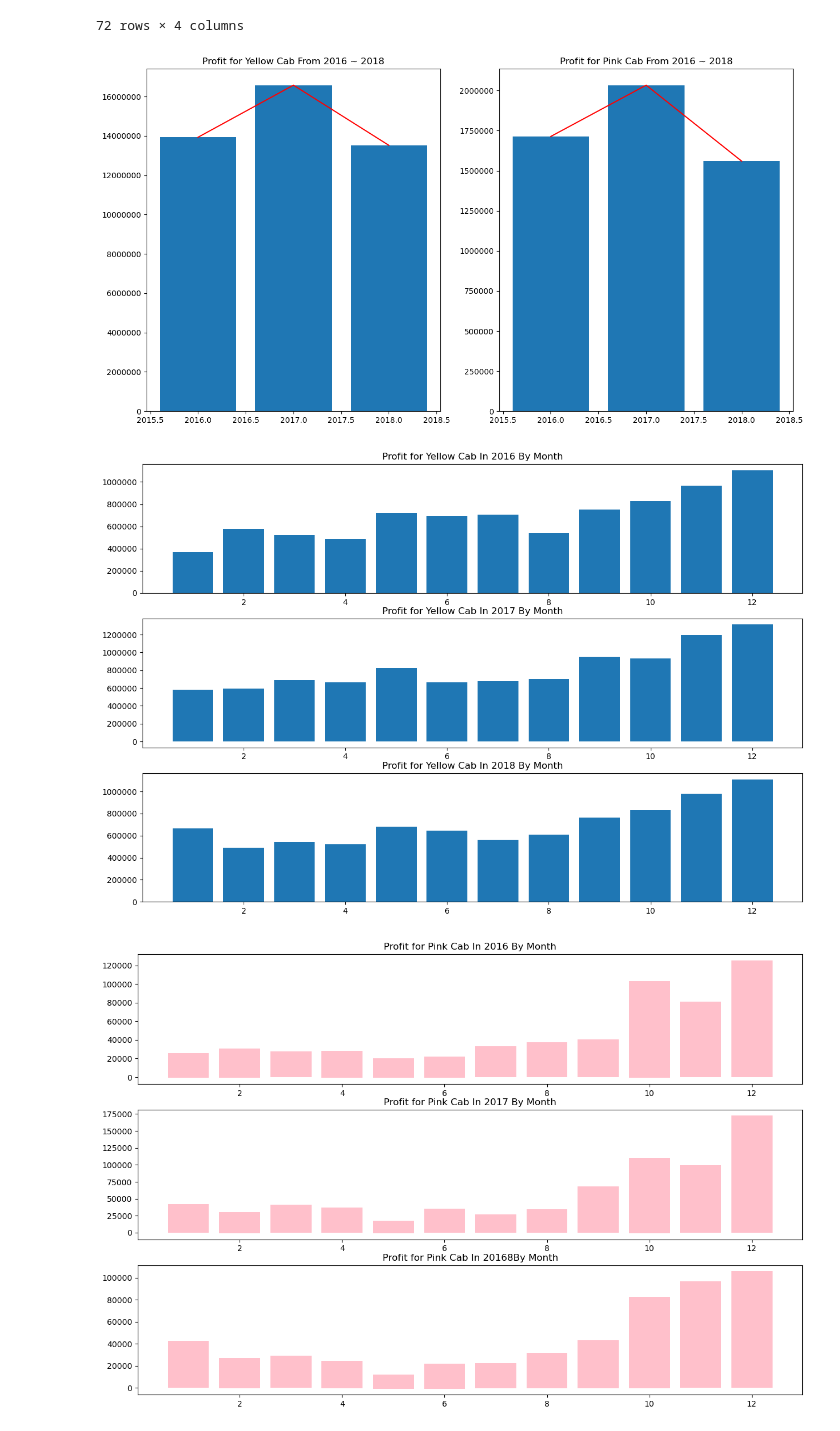
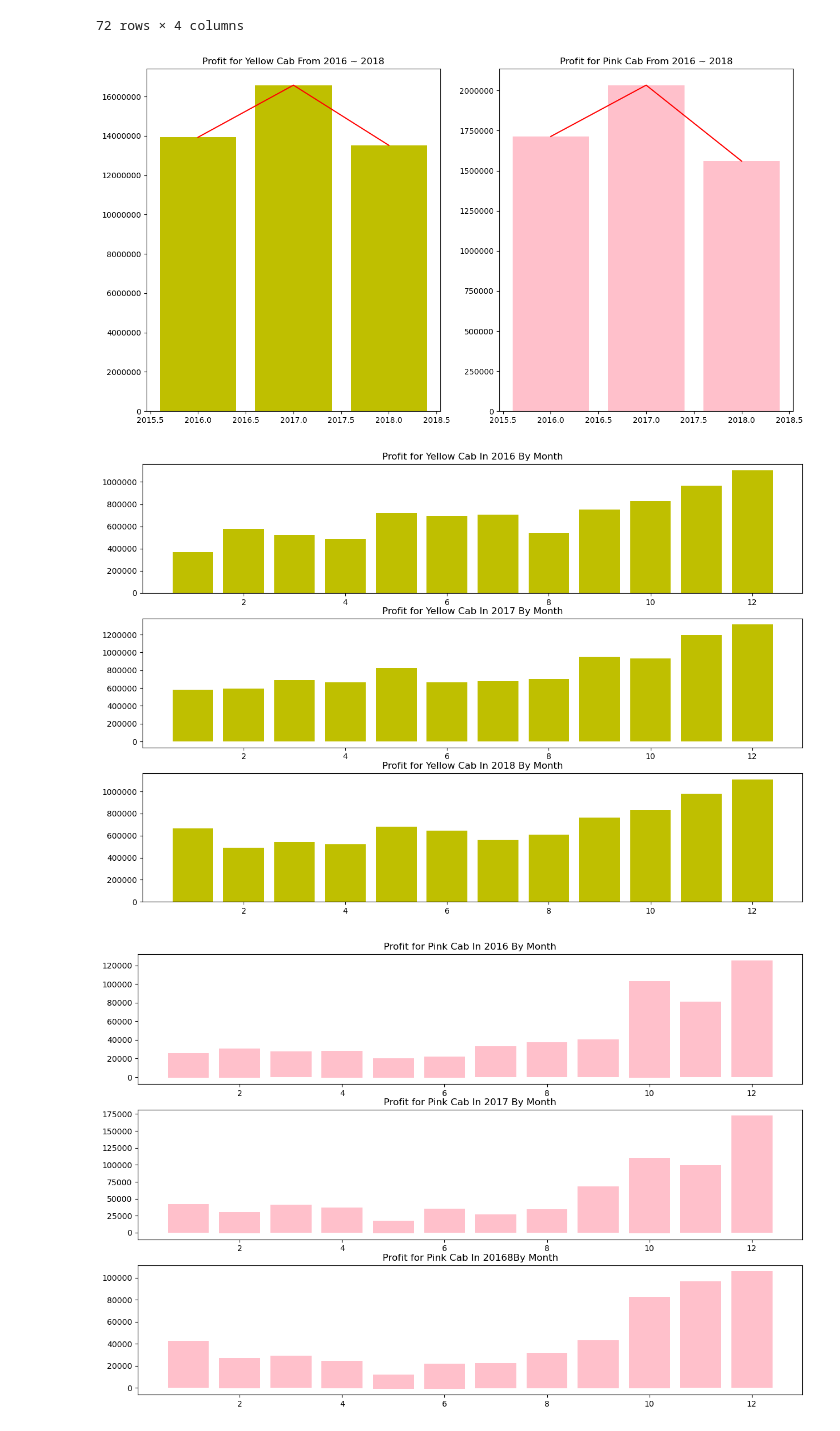
Before and after one commit to FHFelix/G2M-insight-for-Cab-Investment-firm, a Jupyter notebook: G2M_insight_for_Cab_Investment_firm.ipynb, the cells around one changed output. Saved outputs shown, nothing was run; the diff lists cells and outputs as text; code cells hidden in the pictures.

```diff
--- a/G2M_insight_for_Cab_Investment_firm.ipynb
+++ b/G2M_insight_for_Cab_Investment_firm.ipynb
@@ -411,20 +411,20 @@ profit_over_time2
 # %%
 yellow = profit_over_time2.loc[profit_over_time2['Company'] == 'Yellow Cab'].groupby('year')['total profit over time'].sum().to_frame('profit_year').reset_index()
 pink = profit_over_time2.loc[profit_over_time2['Company'] == 'Pink Cab'].groupby('year')['total profit over time'].sum().to_frame('profit_year').reset_index()
 
 fig,ax = plt.subplots(1,2,figsize = (15,8))
-ax[0].bar(yellow['year'],yellow['profit_year'])
+ax[0].bar(yellow['year'],yellow['profit_year'],color = 'y')
 ax[0].plot(yellow['year'],yellow['profit_year'],color = 'r')
 ax[0].ticklabel_format(style='plain', axis='y')
 ax[0].set_title('Profit for Yellow Cab From 2016 ~ 2018')
-ax[1].bar(pink['year'],pink['profit_year'])
+ax[1].bar(pink['year'],pink['profit_year'],color = 'pink')
 ax[1].plot(pink['year'],pink['profit_year'],color = 'r')
 ax[1].ticklabel_format(style='plain', axis='y')
 ax[1].set_title('Profit for Pink Cab From 2016 ~ 2018')
 plt.savefig('Profit over year.png')
 plt.show()
 # %% [output]
-[figure, old version]
+[figure, new version]
 # %%
 yellow_2016 = profit_over_time.loc[(profit_over_time['Company'] == 'Yellow Cab') & (profit_over_time['year'] == 2016)]
 yellow_2017 = profit_over_time.loc[(profit_over_time['Company'] == 'Yellow Cab') & (profit_over_time['year'] == 2017)]
@@ -436,19 +436,19 @@ pink_2017 = profit_over_time.loc[(profit_over_time['Company'] == 'Pink Cab') & (
 pink_2018 = profit_over_time.loc[(profit_over_time['Company'] == 'Pink Cab') & (profit_over_time['year'] == 2018)]
 # %%
 fig,ax = plt.subplots(3,figsize = (15,10))
-ax[0].bar(yellow_2016['month'], yellow_2016['total profit over time'])
+ax[0].bar(yellow_2016['month'], yellow_2016['total profit over time'],color = 'y')
 ax[0].ticklabel_format(style='plain', axis='y')
 ax[0].set_title('Profit for Yellow Cab In 2016 By Month')
-ax[1].bar(yellow_2017['month'], yellow_2017['total profit over time'])
+ax[1].bar(yellow_2017['month'], yellow_2017['total profit over time'],color = 'y')
 ax[1].ticklabel_format(style='plain', axis='y')
 ax[1].set_title('Profit for Yellow Cab In 2017 By Month')
-ax[2].bar(yellow_2018['month'], yellow_2018['total profit over time'])
+ax[2].bar(yellow_2018['month'], yellow_2018['total profit over time'],color = 'y')
 ax[2].ticklabel_format(style='plain', axis='y')
 ax[2].set_title('Profit for Yellow Cab In 2018 By Month')
 plt.savefig('Yellow Cab time series.png')
 plt.show()
 # %% [output]
-[figure, old version]
+[figure, new version]
 # %%
 fig,ax = plt.subplots(3,figsize = (15,10))
 ax[0].bar(pink_2016['month'], pink_2016['total profit over time'],color = 'pink')
```
Also changed, not shown: parts of 8 cells of this notebook, 1 other file.
